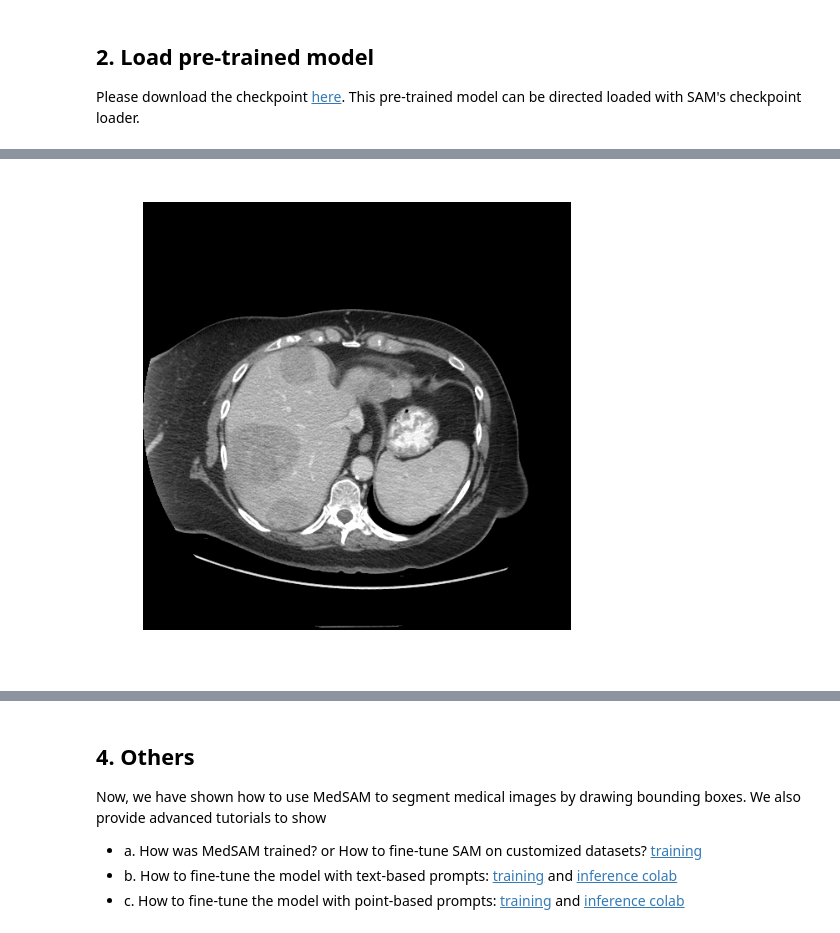
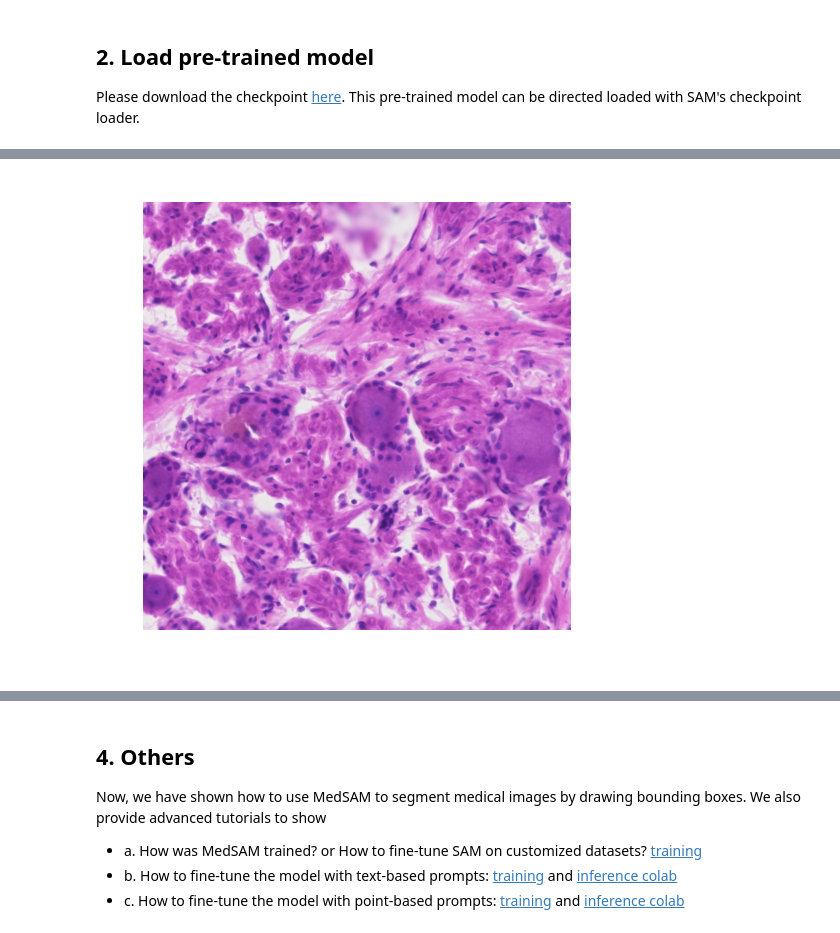
Before and after one commit to zs144/Zion-MedSAM, a Jupyter notebook: tutorial_quickstart.ipynb, the cells around one changed output, grey strips where cells are left out. Saved outputs shown, nothing was run; the diff lists cells and outputs as text; code cells hidden in the pictures.

```diff
--- a/tutorial_quickstart.ipynb
+++ b/tutorial_quickstart.ipynb
@@ -42,7 +42,7 @@ Please download the checkpoint [here](https://drive.google.com/drive/folders/1ET
 # %%
 from segment_anything import sam_model_registry
 from utils.demo import BboxPromptDemo
-MedSAM_CKPT_PATH = "/hpc/group/yizhanglab/shared/MedSAM/original_ckpt/medsam_vit_b.pth"
+MedSAM_CKPT_PATH = "/hpc/group/yizhanglab/zs144/resources/MedSAM/original_ckpt/medsam_vit_b.pth"
 device = "cuda:0"
 medsam_model = sam_model_registry['vit_b'](checkpoint=MedSAM_CKPT_PATH)
 medsam_model = medsam_model.to(device)
@@ -74,12 +56,12 @@ Please use relatively tight bounding boxes since the model was not trained with
 ![abdomen CT](assets/seg_demo.gif)
 # %%
 # abdomen CT
-img = "assets/img_demo.png"
+img = "/hpc/group/yizhanglab/zs144/Zion-ZhangLab/public/data/neurons_wsi/test_patches/240819_Ji_N1_H_EScan/patch_6_6.png"
 bbox_prompt_demo = BboxPromptDemo(medsam_model)
 bbox_prompt_demo.show(img)
 # %% [output]
 [interactive output not drawn]
-[figure, old version]
+[figure, new version]
 [interactive output not drawn]
 # %%
 # colon gland pathology image
```
Also changed, not shown: parts of 1 cell of this notebook, 1 other file.
